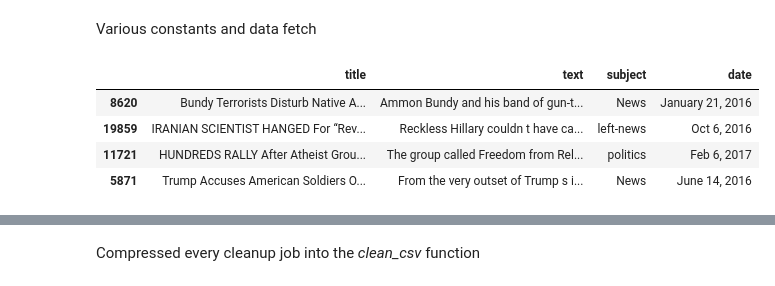
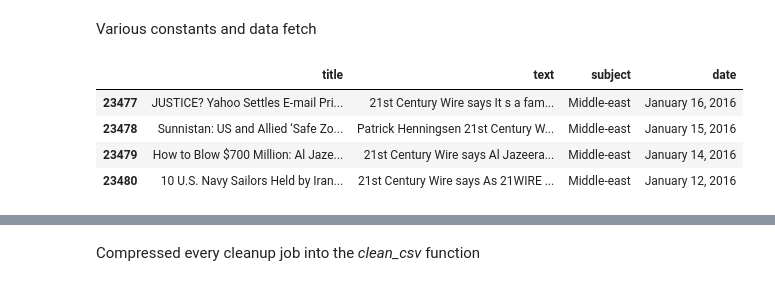
Before and after one commit to MobiusYeeitus/FakeNewsDetection, a Jupyter notebook: FakeNewsDetectionUsingLSTMExperimental.ipynb, the cells around one changed output, grey strips where cells are left out. Saved outputs shown, nothing was run; the diff lists cells and outputs as text; code cells hidden in the pictures.

```diff
--- a/FakeNewsDetectionUsingLSTMExperimental.ipynb
+++ b/FakeNewsDetectionUsingLSTMExperimental.ipynb
@@ -19,11 +21,11 @@ fake=read_csv('https://raw.githubusercontent.com/MobiusYeeitus/FakeNewsDetection
 real=read_csv('https://raw.githubusercontent.com/MobiusYeeitus/FakeNewsDetection/master/datasets/set1/true.csv')
 data2=read_csv('https://raw.githubusercontent.com/MobiusYeeitus/FakeNewsDetection/master/datasets/cleaned/ds2.csv')
 # %%
-fake.sample(4)
+fake.tail(4)
 # %% [output]
 |  | title | text | subject | date |
-| 8620 | Bundy Terrorists Disturb Native A... | Ammon Bundy and his band of gun-t... | News | January 21, 2016 |
-| 19859 | IRANIAN SCIENTIST HANGED For “Rev... | Reckless Hillary couldn t have ca... | left-news | Oct 6, 2016 |
-| 11721 | HUNDREDS RALLY After Atheist Grou... | The group called Freedom from Rel... | politics | Feb 6, 2017 |
-| 5871 | Trump Accuses American Soldiers O... | From the very outset of Trump s i... | News | June 14, 2016 |
+| 23477 | JUSTICE? Yahoo Settles E-mail Pri... | 21st Century Wire says It s a fam... | Middle-east | January 16, 2016 |
+| 23478 | Sunnistan: US and Allied ‘Safe Zo... | Patrick Henningsen 21st Century W... | Middle-east | January 15, 2016 |
+| 23479 | How to Blow $700 Million: Al Jaze... | 21st Century Wire says Al Jazeera... | Middle-east | January 14, 2016 |
+| 23480 | 10 U.S. Navy Sailors Held by Iran... | 21st Century Wire says As 21WIRE ... | Middle-east | January 12, 2016 |
 # %%
```
Also changed, not shown: parts of 28 cells of this notebook.
